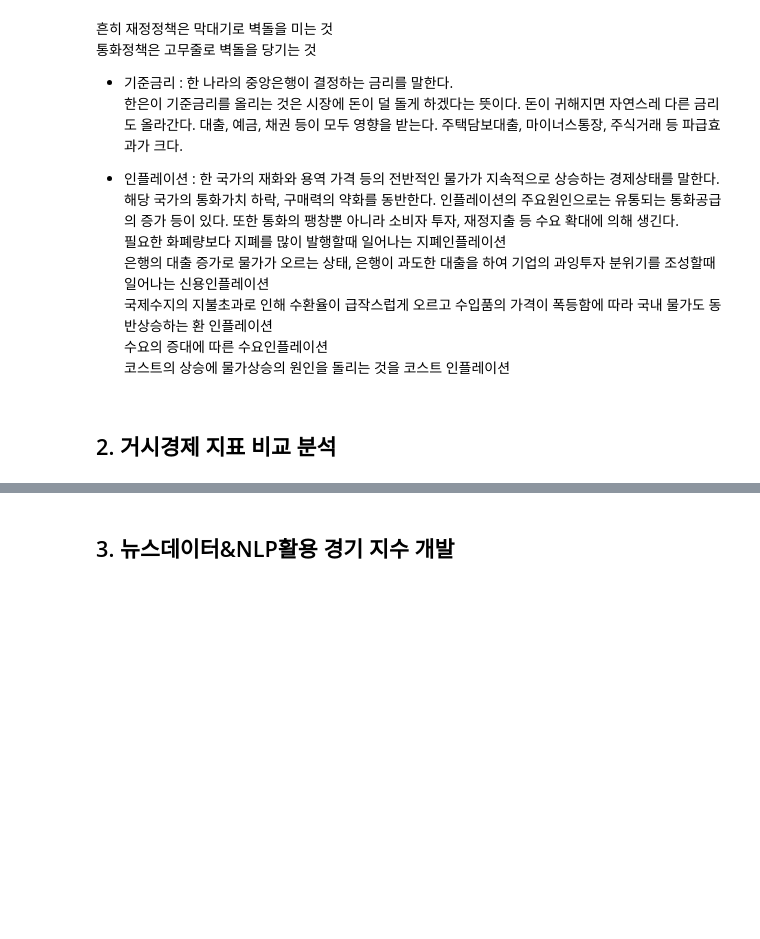
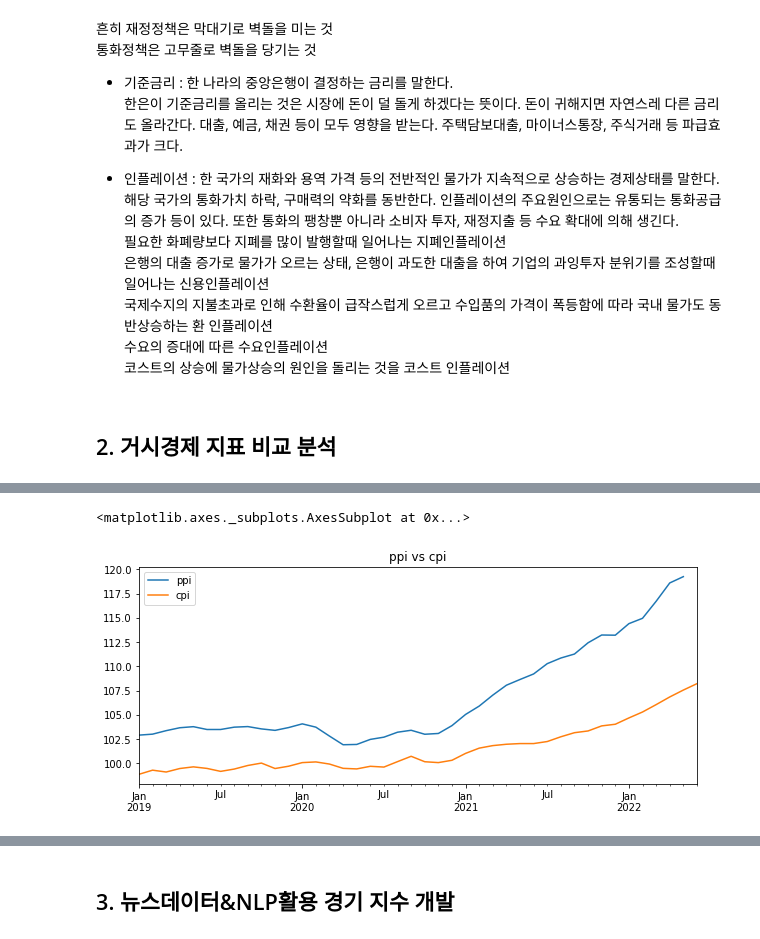
Before and after one commit to haakusi/dacon, a Jupyter notebook: 투데이2주차_sewon.ipynb, the cells around one changed output, grey strips where cells are left out. Drawn from its saved outputs; the diff is of its cells as text; code cells hidden in the pictures; blank space fills up the shorter version.

```diff
--- a/투데이2주차_sewon.ipynb
+++ b/투데이2주차_sewon.ipynb
@@ -97,0 +139,6 @@ interestRate[["interestRate","cpi","realEstate"]].plot(figsize=(10,4), title="in
+# %%
+# 생산자, 소비자 물가지수
+df[["ppi","cpi"]].plot(figsize=(10,4), title="ppi vs cpi")
+# %% [output]
+<matplotlib.axes._subplots.AxesSubplot at 0x...>
+[figure, added]
```
Also changed, not shown: parts of 12 cells of this notebook.
